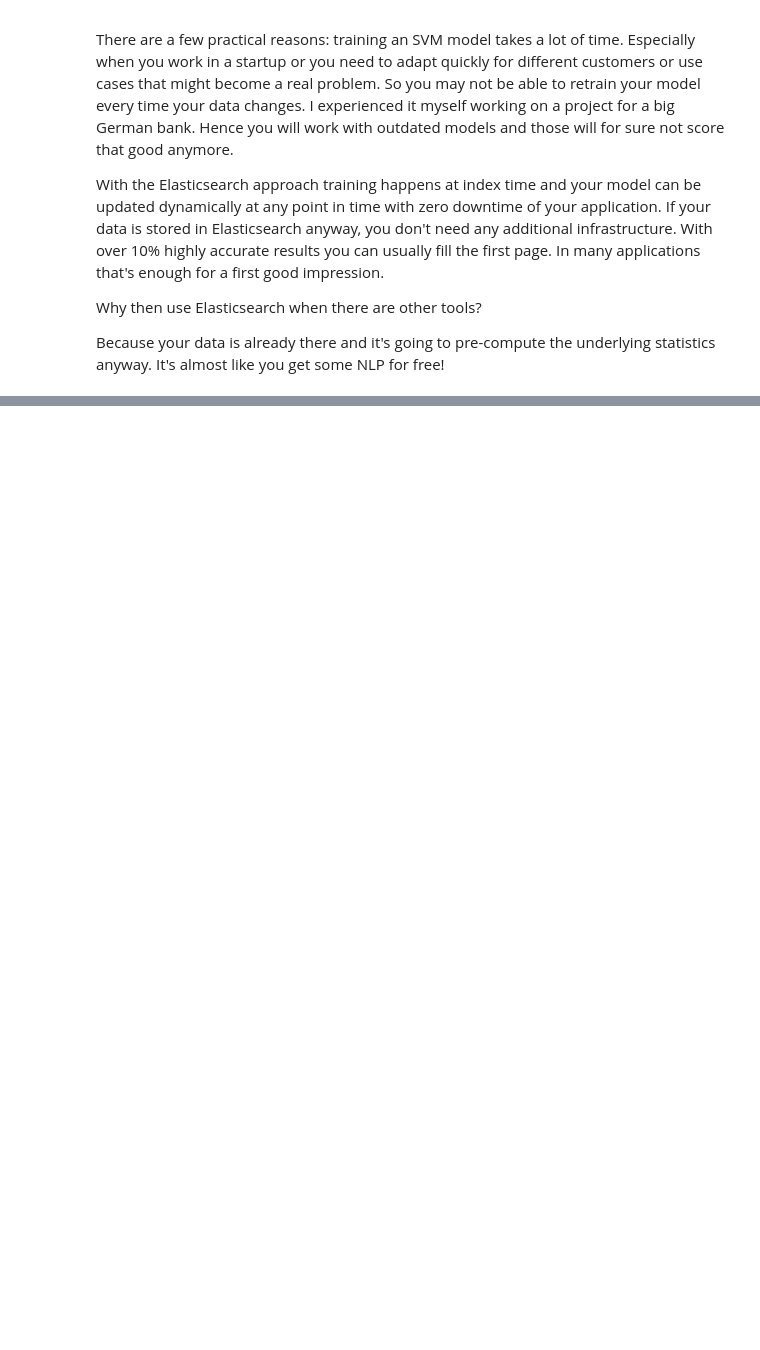
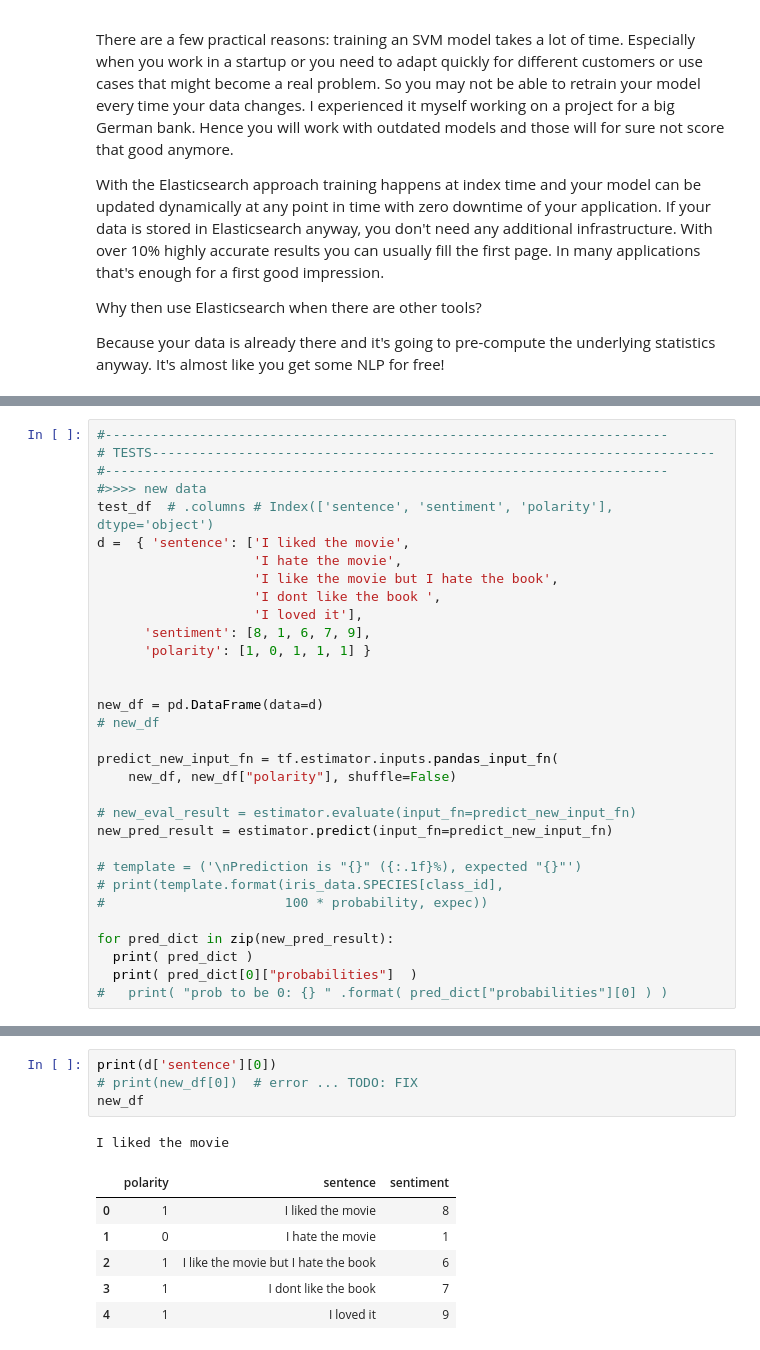
Before and after one commit to davidvela/testColabGH, a Jupyter notebook: testElasticSearch.ipynb, the cells around one changed output, grey strips where cells are left out. Drawn from its saved outputs; the diff is of its cells as text; blank space fills up the shorter version.

```diff
--- a/testElasticSearch.ipynb
+++ b/testElasticSearch.ipynb
@@ -363,0 +486,32 @@ Because your data is already there and it's going to pre-compute the underlying
+# %%
+#------------------------------------------------------------------------
+# TESTS------------------------------------------------------------------------
+#------------------------------------------------------------------------
+#>>>> new data
+test_df  # .columns # Index(['sentence', 'sentiment', 'polarity'], dtype='object')
+d =  { 'sentence': ['I liked the movie',
+                    'I hate the movie',
+                    'I like the movie but I hate the book',
+                    'I dont like the book ',
+                    'I loved it'],
+      'sentiment': [8, 1, 6, 7, 9],
+      'polarity': [1, 0, 1, 1, 1] }
+
+
+new_df = pd.DataFrame(data=d)
+# new_df
+
+predict_new_input_fn = tf.estimator.inputs.pandas_input_fn(
+    new_df, new_df["polarity"], shuffle=False)
+
+# new_eval_result = estimator.evaluate(input_fn=predict_new_input_fn)
+new_pred_result = estimator.predict(input_fn=predict_new_input_fn)
+
+# template = ('\nPrediction is "{}" ({:.1f}%), expected "{}"')
+# print(template.format(iris_data.SPECIES[class_id],
+#                       100 * probability, expec))
+
+for pred_dict in zip(new_pred_result):
+  print( pred_dict )
+  print( pred_dict[0]["probabilities"]  )
+#   print( "prob to be 0: {} " .format( pred_dict["probabilities"][0] ) )
@@ -363,0 +529,12 @@ Because your data is already there and it's going to pre-compute the underlying
+# %%
+print(d['sentence'][0])
+# print(new_df[0])  # error ... TODO: FIX
+new_df
+# %% [output]
+I liked the movie
+|  | polarity | sentence | sentiment |
+| 0 | 1 | I liked the movie | 8 |
+| 1 | 0 | I hate the movie | 1 |
+| 2 | 1 | I like the movie but I hate the book | 6 |
+| 3 | 1 | I dont like the book | 7 |
+| 4 | 1 | I loved it | 9 |
```
Also changed, not shown: parts of 12 cells of this notebook.
